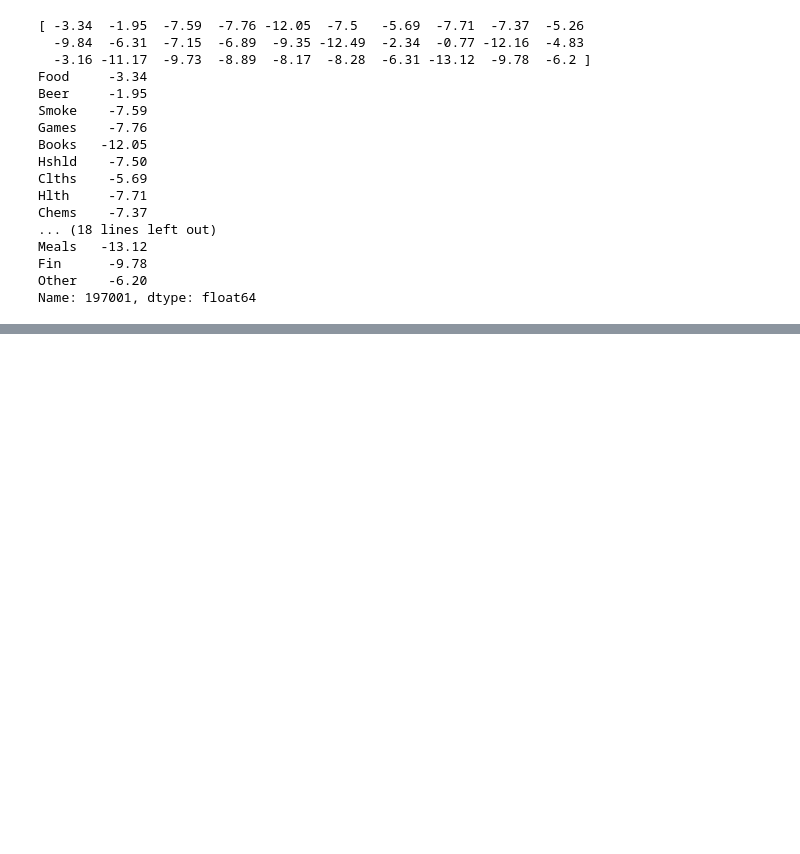
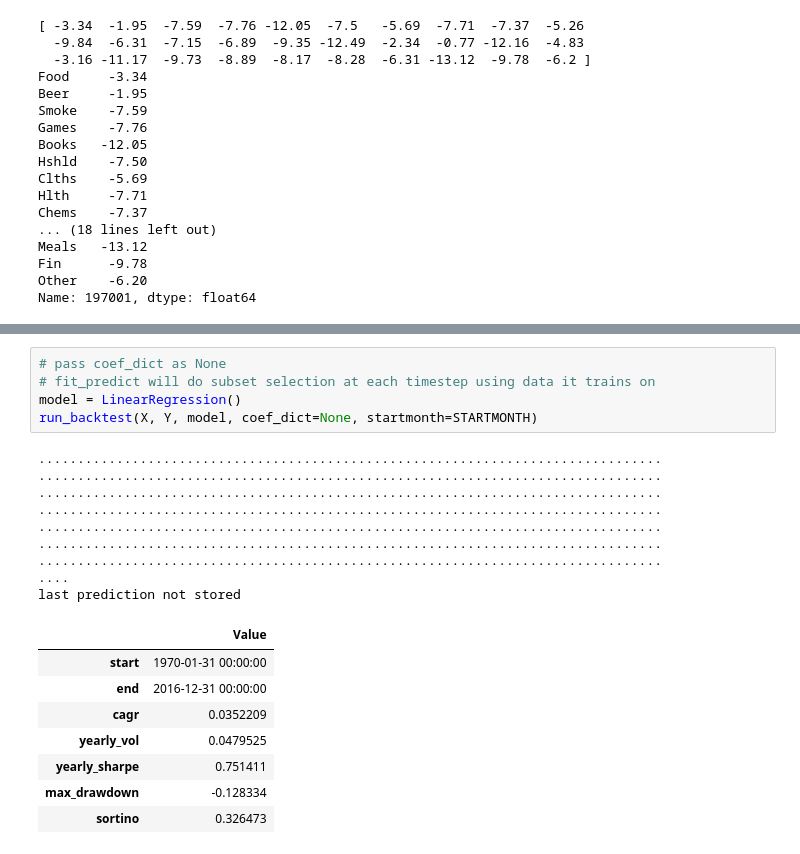
Before and after one commit to druce/Machine-learning-for-financial-market-prediction, a Jupyter notebook: Replicate Paper by Rapach, Strauss, Tu, Zhou.ipynb, the cells around one changed output, grey strips where cells are left out. Saved outputs shown, nothing was run; the diff lists cells and outputs as text; blank space fills up the shorter version.

```diff
--- a/Replicate Paper by Rapach, Strauss, Tu, Zhou.ipynb
+++ b/Replicate Paper by Rapach, Strauss, Tu, Zhou.ipynb
@@ -573,2 +615,25 @@ iplot(fig)
 # %% [output]
 [interactive output not drawn]
+# %%
+# pass coef_dict as None
+# fit_predict will do subset selection at each timestep using data it trains on
+model = LinearRegression()
+run_backtest(X, Y, model, coef_dict=None, startmonth=STARTMONTH)
+# %% [output]
+................................................................................
+................................................................................
+................................................................................
+................................................................................
+................................................................................
+................................................................................
+................................................................................
+....
+last prediction not stored
+|  | Value |
+| start | 1970-01-31 00:00:00 |
+| end | 2016-12-31 00:00:00 |
+| cagr | 0.0352209 |
+| yearly_vol | 0.0479525 |
+| yearly_sharpe | 0.751411 |
+| max_drawdown | -0.128334 |
+| sortino | 0.326473 |
```
Also changed, not shown: parts of 12 cells of this notebook, 1 other file.
